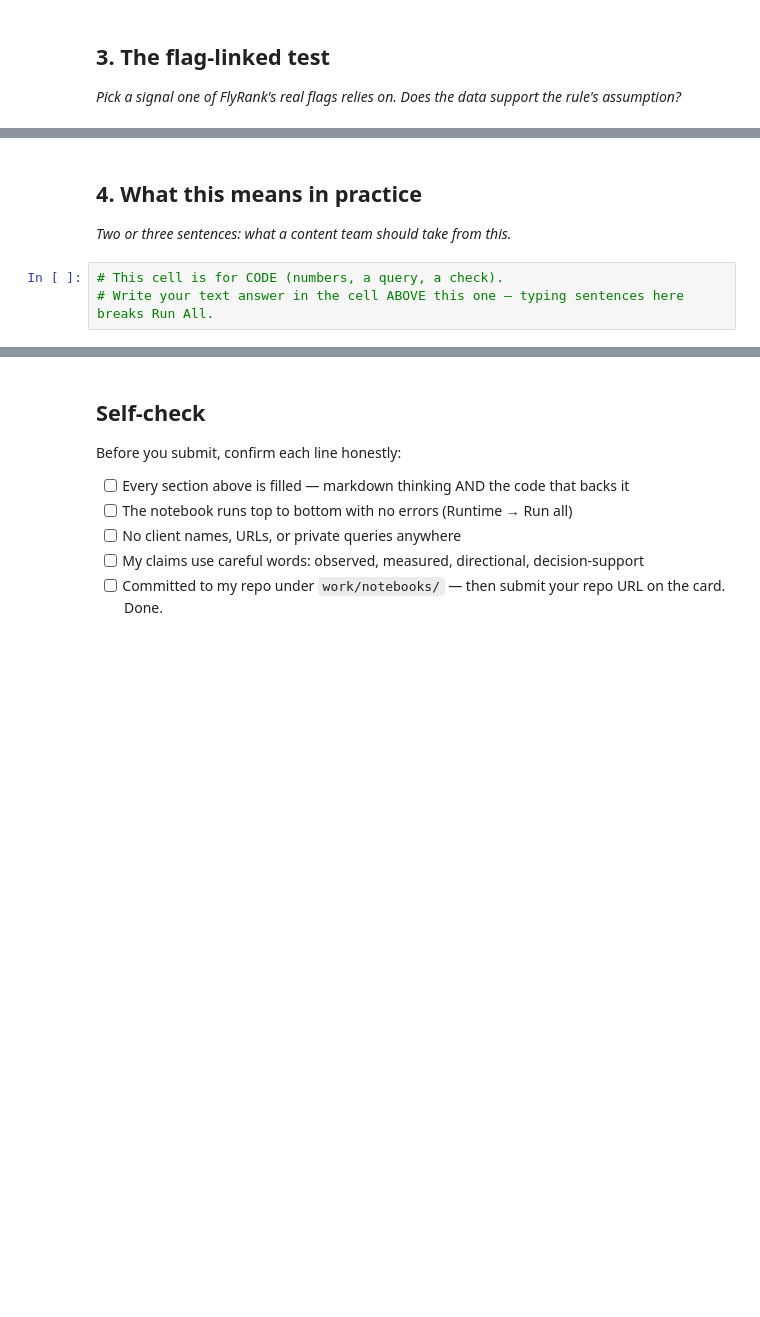
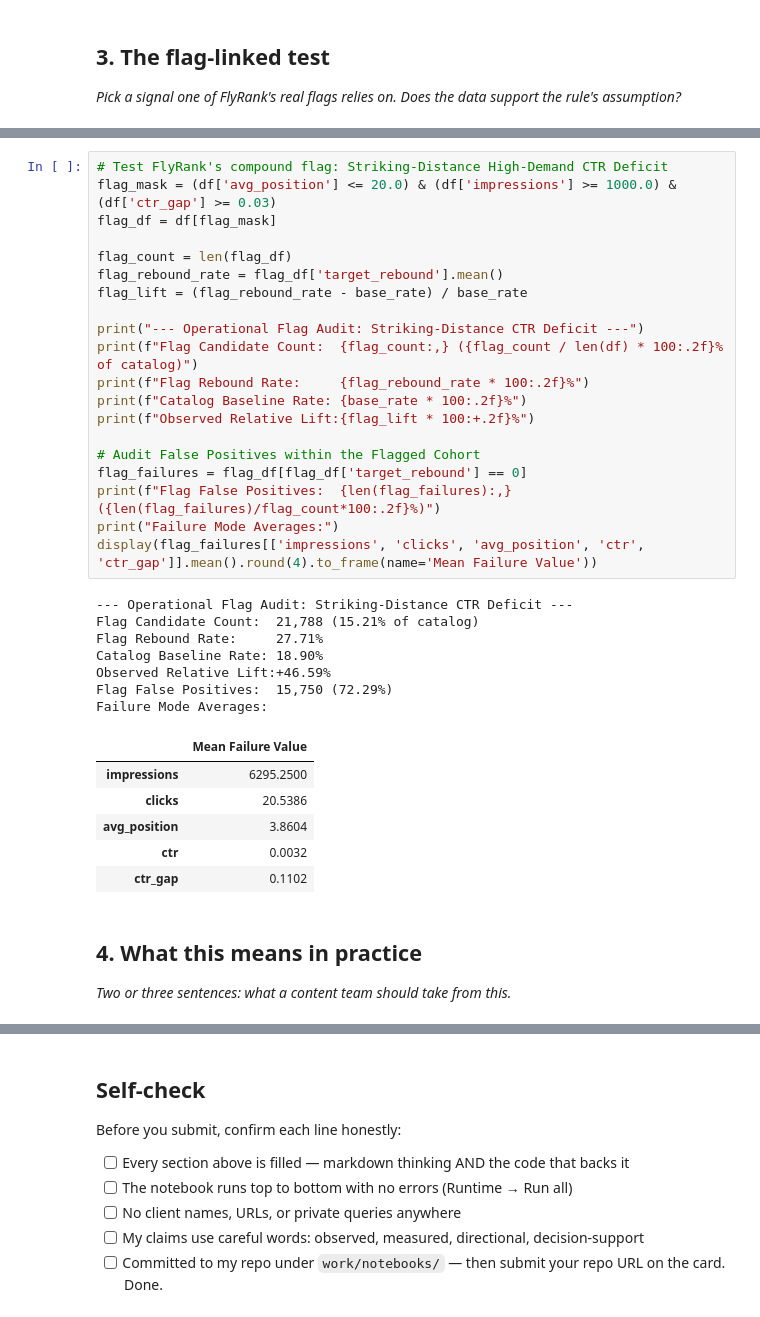
Before and after one commit to Muhammadfaheem8988/FlyRank-AI-internship, a Jupyter notebook: work/notebooks/w04_signal_audit.ipynb, the cells around one changed output, grey strips where cells are left out. Cells and saved outputs as stored; diff of their text form; blank space fills up the shorter version.

```diff
--- a/work/notebooks/w04_signal_audit.ipynb
+++ b/work/notebooks/w04_signal_audit.ipynb
@@ -30,7 +183,38 @@ This skeleton is yours to fill. Work the sections **in order** — each one has
+# %%
+# Test FlyRank's compound flag: Striking-Distance High-Demand CTR Deficit
+flag_mask = (df['avg_position'] <= 20.0) & (df['impressions'] >= 1000.0) & (df['ctr_gap'] >= 0.03)
+flag_df = df[flag_mask]
+
+flag_count = len(flag_df)
+flag_rebound_rate = flag_df['target_rebound'].mean()
+flag_lift = (flag_rebound_rate - base_rate) / base_rate
+
+print("--- Operational Flag Audit: Striking-Distance CTR Deficit ---")
+print(f"Flag Candidate Count:  {flag_count:,} ({flag_count / len(df) * 100:.2f}% of catalog)")
+print(f"Flag Rebound Rate:     {flag_rebound_rate * 100:.2f}%")
+print(f"Catalog Baseline Rate: {base_rate * 100:.2f}%")
+print(f"Observed Relative Lift:{flag_lift * 100:+.2f}%")
+
+# Audit False Positives within the Flagged Cohort
+flag_failures = flag_df[flag_df['target_rebound'] == 0]
+print(f"Flag False Positives:  {len(flag_failures):,} ({len(flag_failures)/flag_count*100:.2f}%)")
+print("Failure Mode Averages:")
+display(flag_failures[['impressions', 'clicks', 'avg_position', 'ctr', 'ctr_gap']].mean().round(4).to_frame(name='Mean Failure Value'))
+# %% [output]
+--- Operational Flag Audit: Striking-Distance CTR Deficit ---
+Flag Candidate Count:  21,788 (15.21% of catalog)
+Flag Rebound Rate:     27.71%
+Catalog Baseline Rate: 18.90%
+Observed Relative Lift:+46.59%
+Flag False Positives:  15,750 (72.29%)
+Failure Mode Averages:
+|  | Mean Failure Value |
+| impressions | 6295.2500 |
+| clicks | 20.5386 |
+| avg_position | 3.8604 |
+| ctr | 0.0032 |
+| ctr_gap | 0.1102 |
 # %% [markdown]
 ## 4. What this means in practice
 
 *Two or three sentences: what a content team should take from this.*
-# %%
-# This cell is for CODE (numbers, a query, a check).
-# Write your text answer in the cell ABOVE this one — typing sentences here breaks Run All.
```
Also changed, not shown: parts of 10 cells of this notebook.
